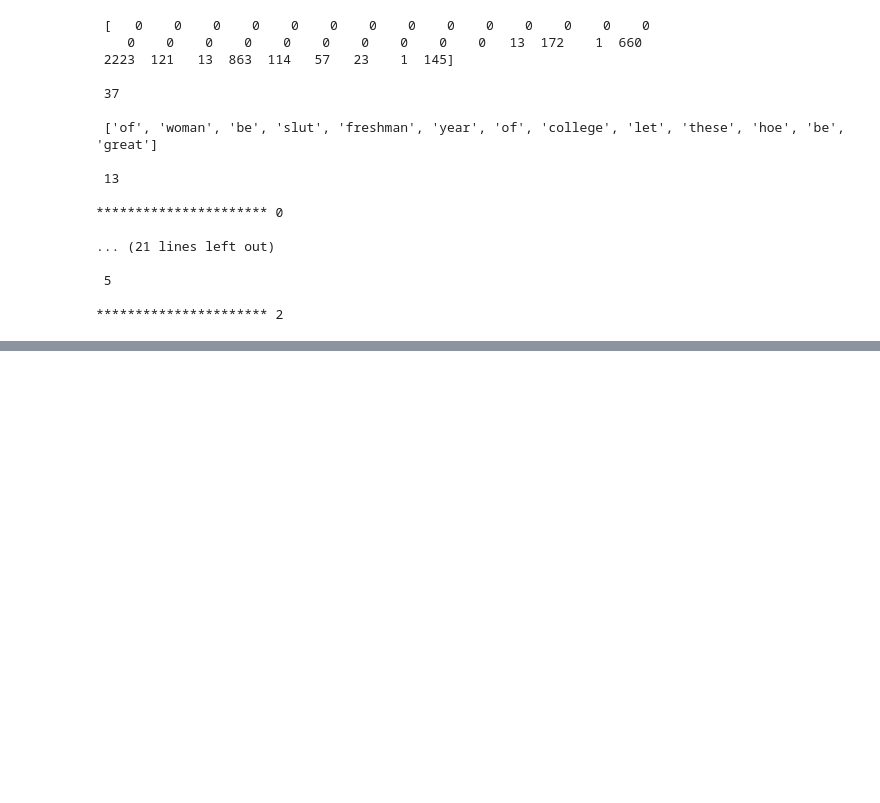
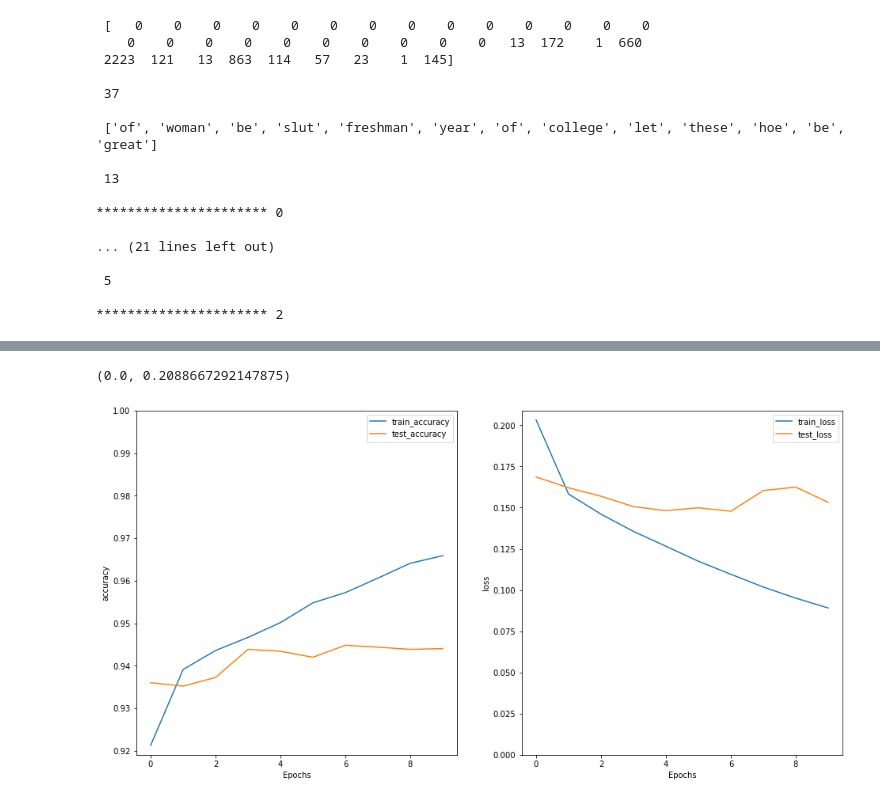
Before and after one commit to jabirkangarli/RR-project-Sentiment-Analysis-of-hate-tweets-1, a Jupyter notebook: New Project.ipynb, the cells around one changed output, grey strips where cells are left out. Cells and saved outputs as stored; diff of their text form; code cells hidden in the pictures; blank space fills up the shorter version.

```diff
--- a/New Project.ipynb
+++ b/New Project.ipynb
@@ -338,0 +582,25 @@ for i in range(3):
+# %%
+# Instantiate the model class
+model = Sequential()
+
+# Add the layers
+model.add(Embedding(input_dim=len(tokenizer.word_index)+1,
+                    output_dim=200,
+                    trainable=False,
+                    embeddings_initializer=Constant(glove_matrix),
+                    input_length=largest, name="Embedding"))
+model.add(Dense(200,activation='relu', name="Dense1"))
+model.add(Dropout(rate=0.2))
+model.add(LSTM(64, return_sequences=True, dropout=0.2, name="LSTM"))
+model.add(GRU(64, return_sequences=False, dropout=0.2, name="GRU"))
+model.add(Dense(64, name="Dense2"))
+model.add(Dropout(rate=0.2))
+model.add(Dense(32, name="Dense3"))
+model.add(Dense(1, activation='sigmoid', name="Output"))
+
+model.compile(optimizer='adam', loss='binary_crossentropy', metrics=['accuracy'])
+# %%
+history = model.fit(train_pad,Y_train,
+                       epochs=10,
+                       validation_data=(test_pad,Y_test),
+                       batch_size=32)
@@ -338,0 +628,18 @@ for i in range(3):
+# %%
+def plot_graphs(history, metric):
+    plt.plot(history.history[metric])
+    plt.plot(history.history['val_'+metric], '')
+    plt.xlabel("Epochs")
+    plt.ylabel(metric)
+    plt.legend(['train_'+metric, 'test_'+metric])
+# %%
+plt.figure(figsize=(16, 8))
+plt.subplot(1, 2, 1)
+plot_graphs(history, 'accuracy')
+plt.ylim(None, 1)
+plt.subplot(1, 2, 2)
+plot_graphs(history, 'loss')
+plt.ylim(0, None)
+# %% [output]
+(0.0, 0.2088667292147875)
+[figure, added]
```
Also changed, not shown: parts of 42 cells of this notebook, 3 other files.
